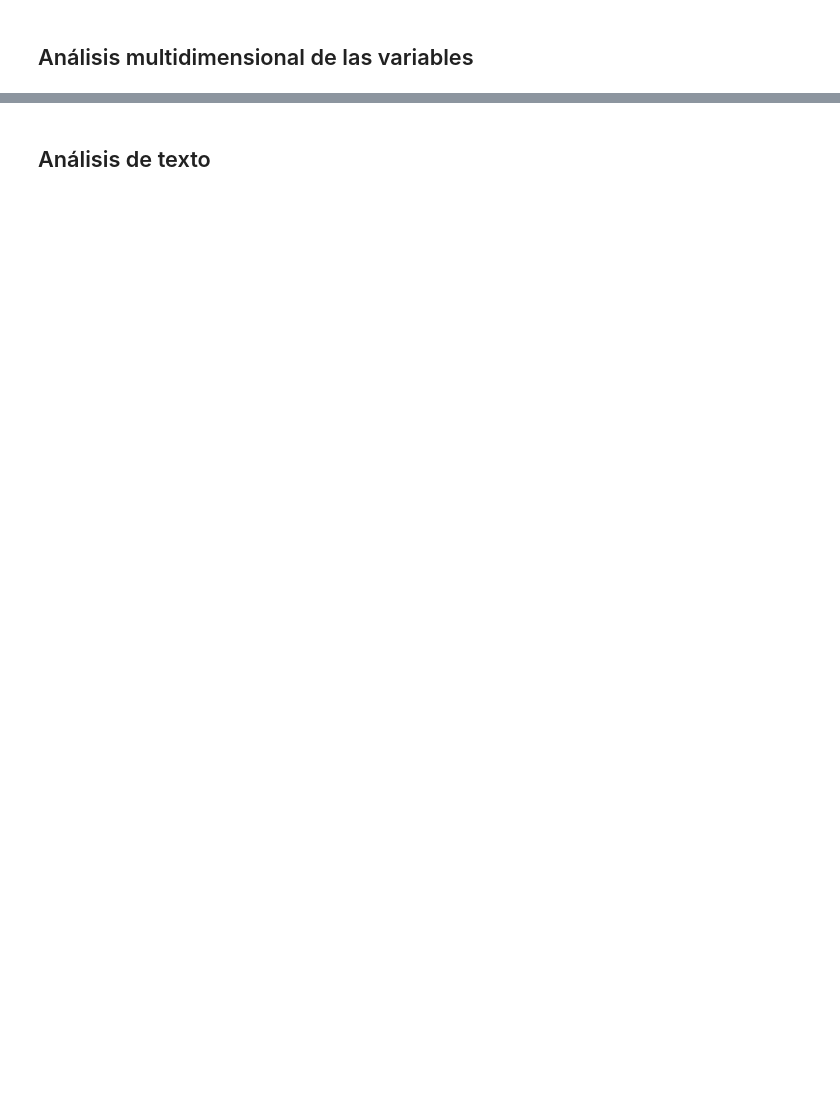
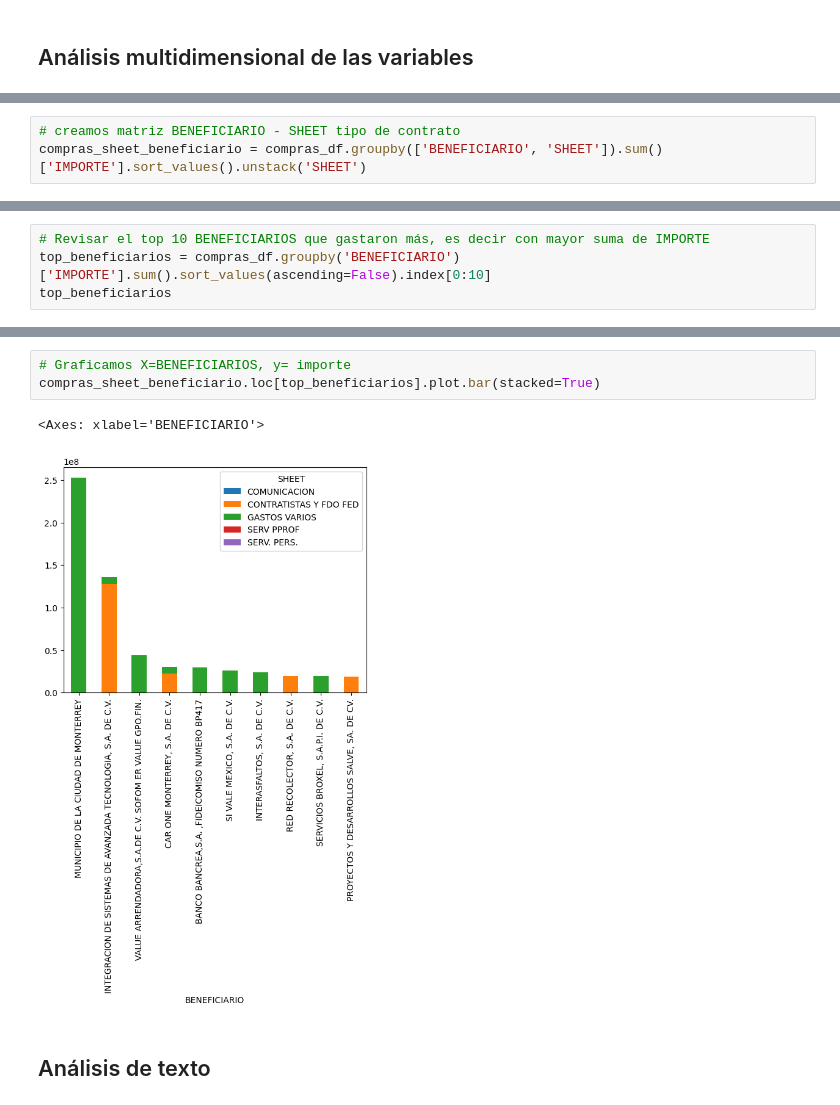
Before and after one commit to electrojam/monterrey, a Jupyter notebook: notebooks/2_exploracion.ipynb, the cells around one changed output, grey strips where cells are left out. Cells and saved outputs as stored; diff of their text form; blank space fills up the shorter version.

```diff
--- a/notebooks/2_exploracion.ipynb
+++ b/notebooks/2_exploracion.ipynb
@@ -125,0 +247,3 @@ compras_df[compras_df['IMPORTE'] < compras_df['IMPORTE'].quantile(0.95)].head()
+# %%
+# creamos matriz BENEFICIARIO - SHEET tipo de contrato
+compras_sheet_beneficiario = compras_df.groupby(['BENEFICIARIO', 'SHEET']).sum()['IMPORTE'].sort_values().unstack('SHEET')
@@ -125,0 +267,4 @@ compras_df[compras_df['IMPORTE'] < compras_df['IMPORTE'].quantile(0.95)].head()
+# %%
+# Revisar el top 10 BENEFICIARIOS que gastaron más, es decir con mayor suma de IMPORTE
+top_beneficiarios = compras_df.groupby('BENEFICIARIO')['IMPORTE'].sum().sort_values(ascending=False).index[0:10]
+top_beneficiarios
@@ -126,2 +281,8 @@ compras_df[compras_df['IMPORTE'] < compras_df['IMPORTE'].quantile(0.95)].head()
+# %%
+# Graficamos X=BENEFICIARIOS, y= importe
+compras_sheet_beneficiario.loc[top_beneficiarios].plot.bar(stacked=True)
+# %% [output]
+<Axes: xlabel='BENEFICIARIO'>
+[figure, added]
 # %% [markdown]
 ## Análisis de texto
```
Also changed, not shown: parts of 21 cells of this notebook, 1 other file.
